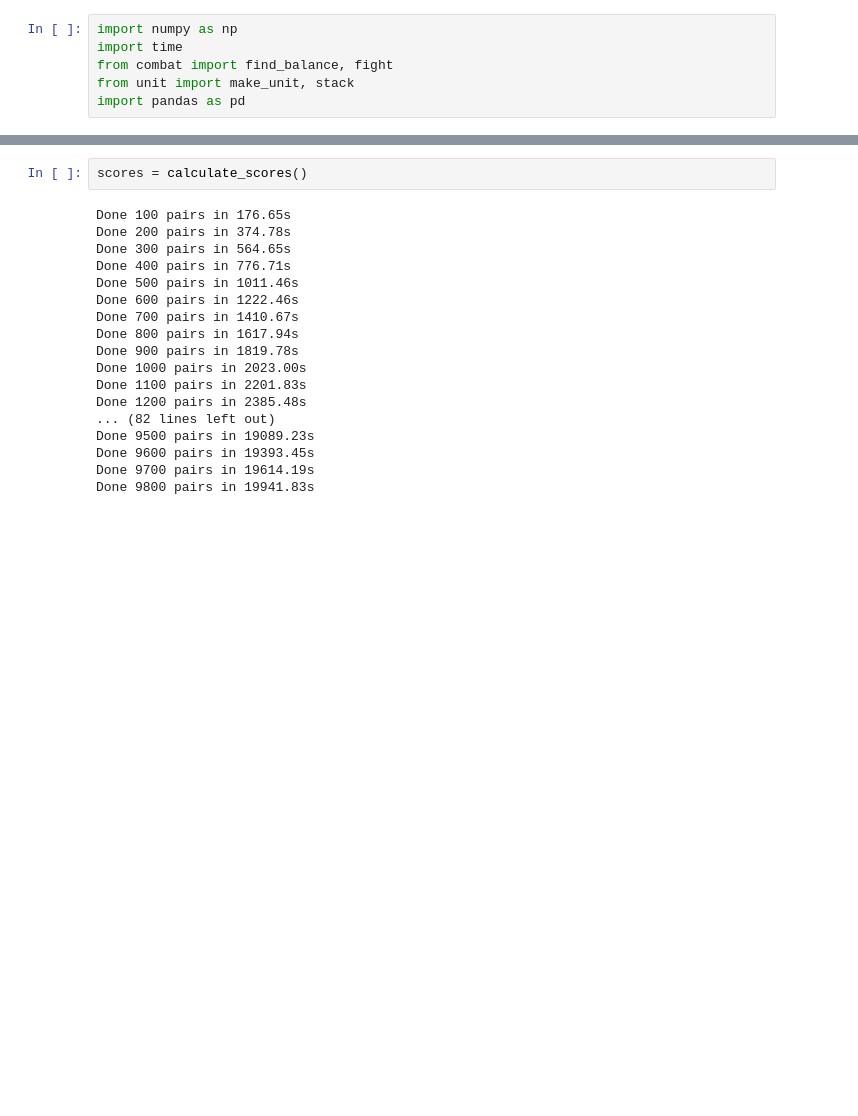
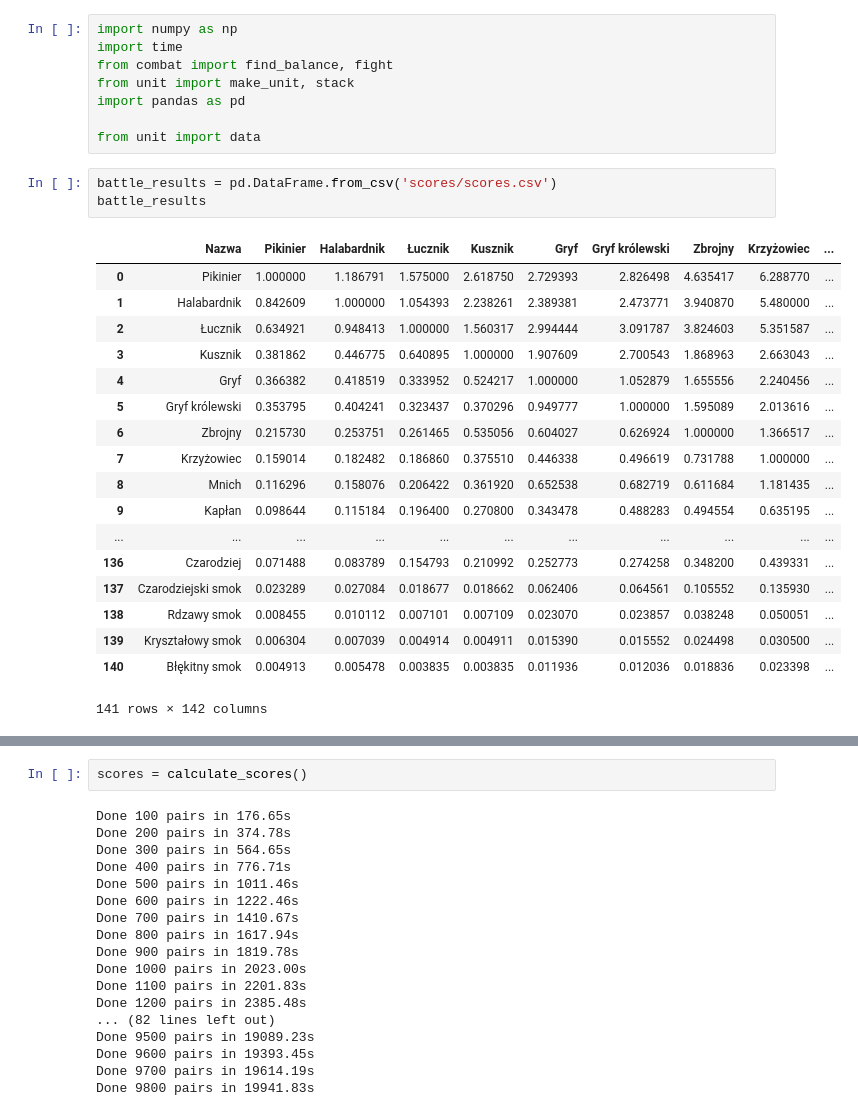
Before and after one commit to maciek16180/h3-fight-sim, a Jupyter notebook: combat_sim.ipynb, the cells around one changed output, grey strips where cells are left out. Drawn from its saved outputs; the diff is of its cells as text; blank space fills up the shorter version.

```diff
--- a/combat_sim.ipynb
+++ b/combat_sim.ipynb
@@ -4,3 +4,27 @@ import time
 from combat import find_balance, fight
 from unit import make_unit, stack
 import pandas as pd
+
+from unit import data
+# %%
+battle_results = pd.DataFrame.from_csv('scores/scores.csv')
+battle_results
+# %% [output]
+|  | Nazwa | Pikinier | Halabardnik | Łucznik | Kusznik | Gryf | Gryf królewski | Zbrojny | Krzyżowiec | ... |
+| 0 | Pikinier | 1.000000 | 1.186791 | 1.575000 | 2.618750 | 2.729393 | 2.826498 | 4.635417 | 6.288770 | ... |
+| 1 | Halabardnik | 0.842609 | 1.000000 | 1.054393 | 2.238261 | 2.389381 | 2.473771 | 3.940870 | 5.480000 | ... |
+| 2 | Łucznik | 0.634921 | 0.948413 | 1.000000 | 1.560317 | 2.994444 | 3.091787 | 3.824603 | 5.351587 | ... |
+| 3 | Kusznik | 0.381862 | 0.446775 | 0.640895 | 1.000000 | 1.907609 | 2.700543 | 1.868963 | 2.663043 | ... |
+| 4 | Gryf | 0.366382 | 0.418519 | 0.333952 | 0.524217 | 1.000000 | 1.052879 | 1.655556 | 2.240456 | ... |
+| 5 | Gryf królewski | 0.353795 | 0.404241 | 0.323437 | 0.370296 | 0.949777 | 1.000000 | 1.595089 | 2.013616 | ... |
+| 6 | Zbrojny | 0.215730 | 0.253751 | 0.261465 | 0.535056 | 0.604027 | 0.626924 | 1.000000 | 1.366517 | ... |
+| 7 | Krzyżowiec | 0.159014 | 0.182482 | 0.186860 | 0.375510 | 0.446338 | 0.496619 | 0.731788 | 1.000000 | ... |
+| 8 | Mnich | 0.116296 | 0.158076 | 0.206422 | 0.361920 | 0.652538 | 0.682719 | 0.611684 | 1.181435 | ... |
+| 9 | Kapłan | 0.098644 | 0.115184 | 0.196400 | 0.270800 | 0.343478 | 0.488283 | 0.494554 | 0.635195 | ... |
+| ... | ... | ... | ... | ... | ... | ... | ... | ... | ... | ... |
+| 136 | Czarodziej | 0.071488 | 0.083789 | 0.154793 | 0.210992 | 0.252773 | 0.274258 | 0.348200 | 0.439331 | ... |
+| 137 | Czarodziejski smok | 0.023289 | 0.027084 | 0.018677 | 0.018662 | 0.062406 | 0.064561 | 0.105552 | 0.135930 | ... |
+| 138 | Rdzawy smok | 0.008455 | 0.010112 | 0.007101 | 0.007109 | 0.023070 | 0.023857 | 0.038248 | 0.050051 | ... |
+| 139 | Kryształowy smok | 0.006304 | 0.007039 | 0.004914 | 0.004911 | 0.015390 | 0.015552 | 0.024498 | 0.030500 | ... |
+| 140 | Błękitny smok | 0.004913 | 0.005478 | 0.003835 | 0.003835 | 0.011936 | 0.012036 | 0.018836 | 0.023398 | ... |
+141 rows × 142 columns
```
Also changed, not shown: parts of 7 cells of this notebook, 4 other files.
